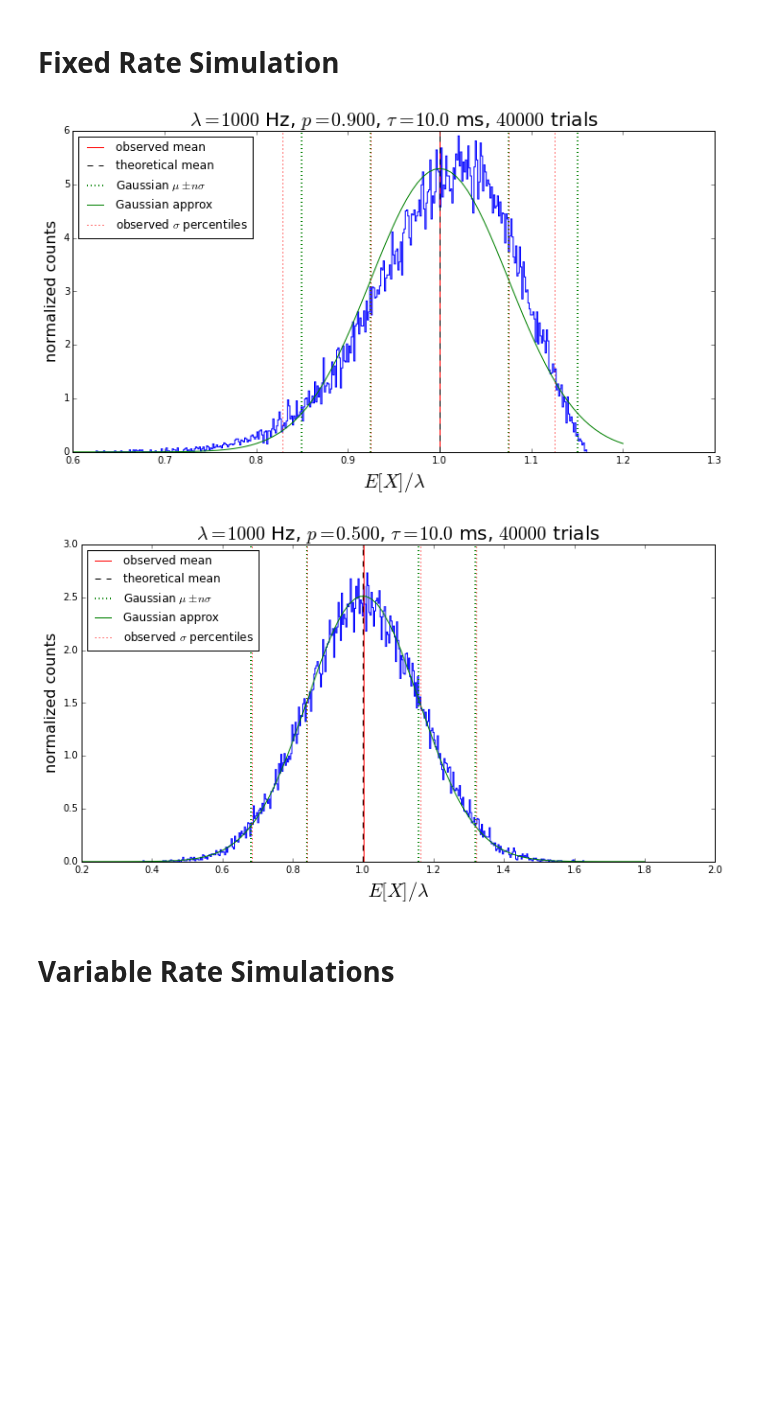
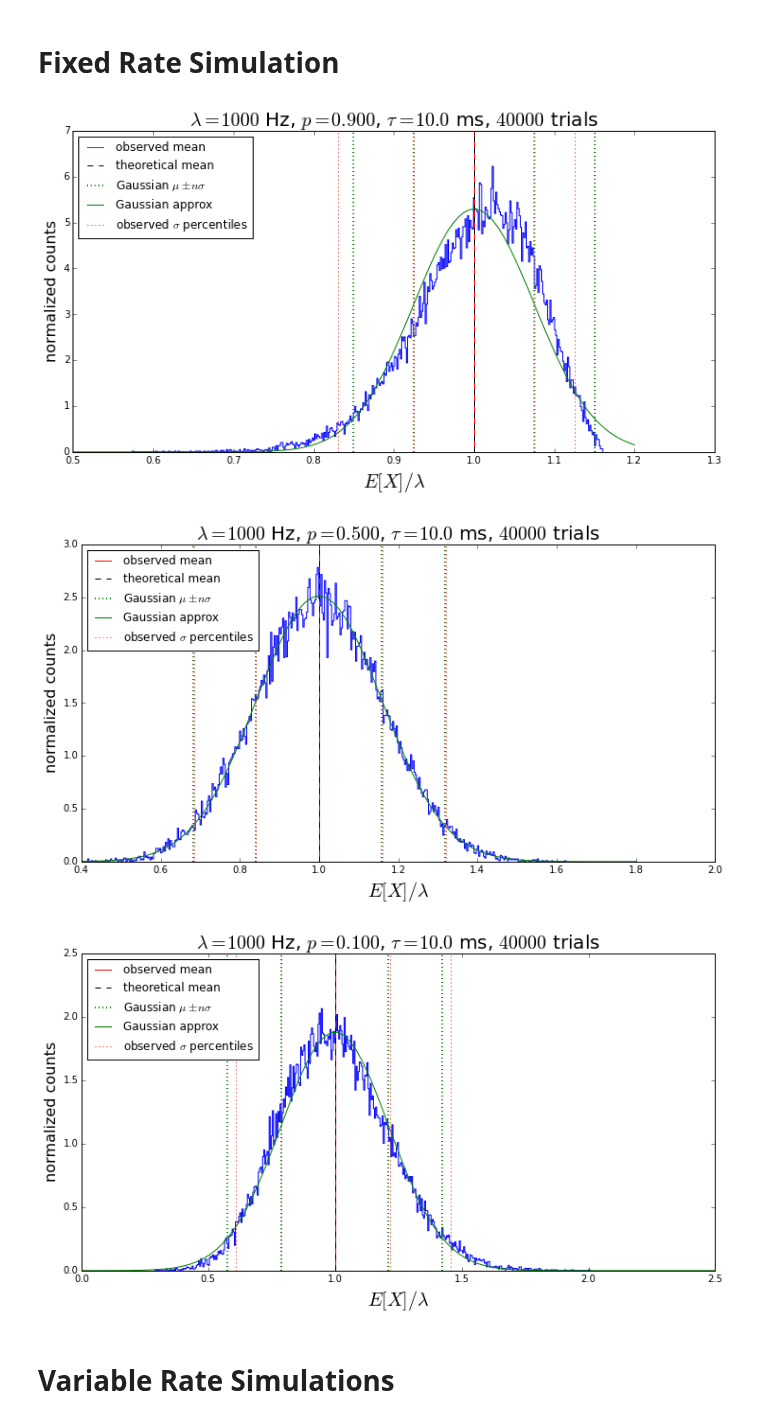
Before and after one commit to samfok/notebooks, a Jupyter notebook: synapse/synapse_SNR_uniform_pthinned.ipynb, the cells around one changed output. Cells and saved outputs as stored; diff of their text form; code cells hidden in the pictures; blank space fills up the shorter version.

```diff
--- a/synapse/synapse_SNR_uniform_pthinned.ipynb
+++ b/synapse/synapse_SNR_uniform_pthinned.ipynb
@@ -272,35 +304,37 @@ def sim_distribution(k=100., tau=.01, p=1., lam=1000., trials=4000):
     std_th = np.sqrt(var_th)
 
     for n in [1.,2.]:
         line = axvline((mean_th+n*std_th)/lam, color='g', linestyle=':', linewidth=2)
         line = axvline((mean_th-n*std_th)/lam, color='g', linestyle=':', linewidth=2)
     a, astep = np.linspace(xlim()[0], xlim()[1], 100, retstep=True)
     def normal_pdf(x, mu=0., sigma=1.):
         return 1./(sigma*np.sqrt(2*pi))*np.exp(-(x-mu)**2/(2*sigma**2))
     normal_approx = normal_pdf(a, mean_th/lam, std_th/lam)
     plot(a, normal_approx, 'g', label='Gaussian approx')
     line.set_label(r'Gaussian $\mu \pm n\sigma$')
 
     from scipy.special import erf
     def normal_cdf(x, mu=0., sigma=1.):
         return 1./2.*(1+erf((x-mu)/(sigma*np.sqrt(2))))
     for n in [1.,2.]:
         percentiles = [normal_cdf(-n)*100., normal_cdf(n)*100.]
         pct_obs = np.percentile(Xs, percentiles)
         line = axvline(pct_obs[0]/lam, color='r', linestyle=':')
         line = axvline(pct_obs[1]/lam, color='r', linestyle=':')
     line.set_label(r'observed $\sigma$ percentiles')
 
     ax.set_title(r'$\lambda=%.0f$ Hz, $p=%.3f$, $\tau=%.1f$ ms, $%d$ trials' % (lam, p, tau*1000., trials), fontsize=20)
     ax.set_ylabel('normalized counts', fontsize=16)
     ax.set_xlabel(r'$E[X]/\lambda$', fontsize=20)
     ax.legend(loc='upper left');
 
 sim_distribution(k=30., tau=.01, lam=1000., p=.9, trials=40000)
 sim_distribution(k=30., tau=.01, lam=1000., p=.5, trials=40000)
+sim_distribution(k=30., tau=.01, lam=1000., p=.1, trials=40000)
 # %% [output]
-[figure, old version]
+[figure, new version]
-[figure, old version]
+[figure, new version]
+[figure, added]
 # %% [markdown]
 # Variable Rate Simulations
 # %%
```
Also changed, not shown: parts of 5 cells of this notebook.
